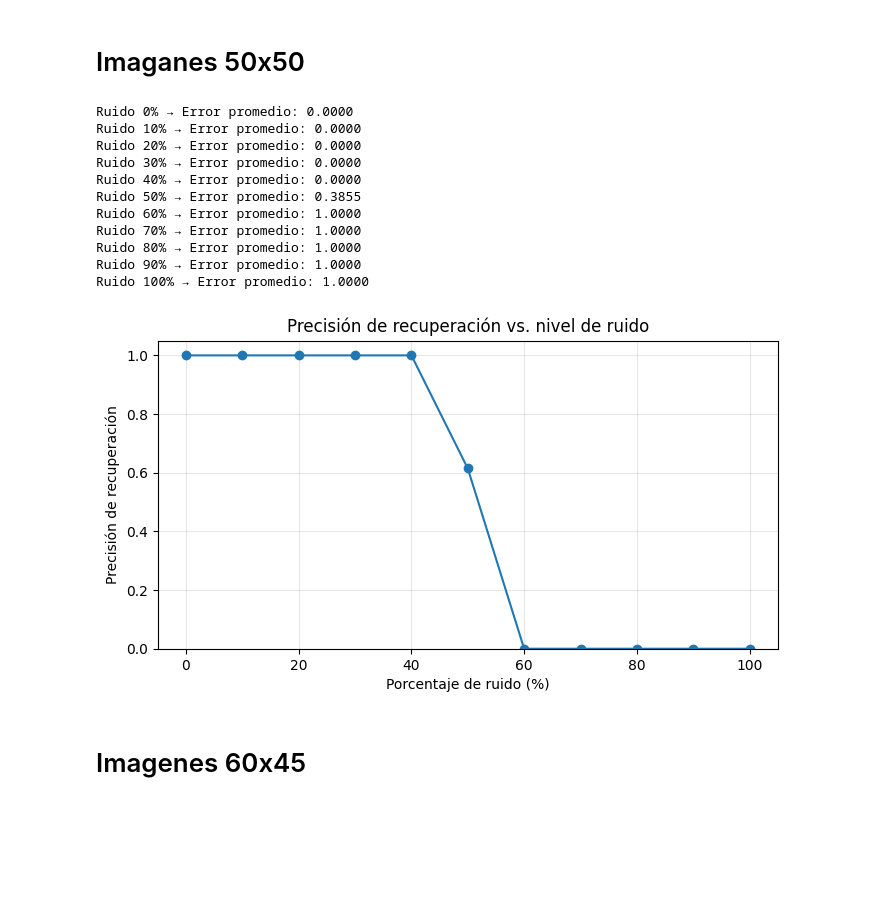
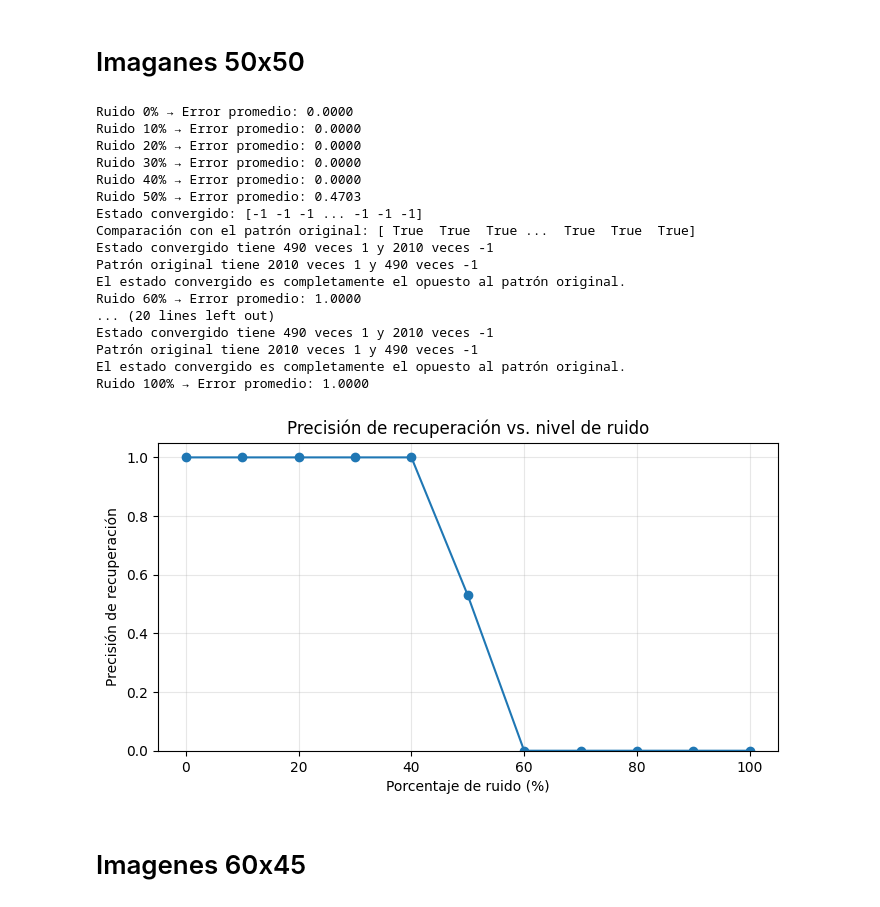
Before and after one commit to lminervino18/trabajos-practicos-aprendizaje-profundo, a Jupyter notebook: TP1/tp1.ipynb, the cells around one changed output. Saved outputs shown, nothing was run; the diff lists cells and outputs as text; code cells hidden in the pictures; blank space fills up the shorter version.

```diff
--- a/TP1/tp1.ipynb
+++ b/TP1/tp1.ipynb
@@ -159,7 +159,7 @@ print(f"Matriz de pesos entrenada con tamaño: {len(pesos)}x{len(pesos[0])}")
 # %% [output]
 Matriz de pesos entrenada con tamaño: 2500x2500
 # %%
-def recuperar_patron(patron_inicial, pesos, max_iter=100, rng=None):
+def recuperar_patron(patron_inicial, pesos, max_iter=100, rng=None, tolerancia=0):
     """
     Recupera un patrón aplicando actualización asíncrona hasta converger.
 
@@ -173,6 +173,8 @@ def recuperar_patron(patron_inicial, pesos, max_iter=100, rng=None):
         Máximo de barridos asíncronos completos.
     rng : np.random.Generator | None
         Generador para reproducibilidad. Si None, se crea uno por defecto.
+    tolerancia : float
+        Tolerancia de convergencia; si no hay cambios significativos en el patrón, se considera convergido.
     """
     W = np.asarray(pesos)
     estado = np.asarray(patron_inicial, dtype=np.int8).copy()
@@ -182,13 +184,15 @@ def recuperar_patron(patron_inicial, pesos, max_iter=100, rng=None):
 
     for _ in range(max_iter):
         cambios = 0
-        for i in rng.permutation(N):              # orden aleatorio en cada barrido
+        for i in rng.permutation(N):  # orden aleatorio en cada barrido
             h = W[i].dot(estado)
             nuevo = 1 if h >= 0 else -1
             if estado[i] != nuevo:
                 estado[i] = nuevo
                 cambios += 1
-        if cambios == 0:
+
+        # Si no hubo cambios o los cambios son menores a la tolerancia, consideramos que convergió
+        if cambios <= tolerancia:
             break
 
     return estado
@@ -388,13 +403,34 @@ def evaluar_robustez_ruido(patrones_vectorizados, pesos, niveles_ruido=None,
 
         else:
             for p in range(P):
-                x_noisy = agregar_ruido(X[p], ruido, rng=rng)  # usa tu versión NumPy de agregar_ruido
+                x_noisy = agregar_ruido(X[p], ruido, rng=rng)
                 estado_convergido = recuperar_patron(x_noisy, pesos, max_iter=max_iter)
                 total_errores += int(np.count_nonzero(estado_convergido != X[p]))
+                if total_errores == 2500:
+                    # Imprimir el patrón recuperado y la comparación con el patrón original
+                    print("Estado convergido:", estado_convergido)
+                    print("Comparación con el patrón original:", estado_convergido != X[p])
 
-        promedio = total_errores / (P * N)
-        errores_promedio.append(promedio)
-        print(f"Ruido {int(ruido*100)}% → Error promedio: {promedio:.4f}")
+                    # Contar cuántos 1 y -1 hay en el estado convergido
+                    num_1_convergido = np.count_nonzero(estado_convergido == 1)
+                    num_neg_1_convergido = np.count_nonzero(estado_convergido == -1)
+
+                    # Contar cuántos 1 y -1 hay en el patrón original
+                    num_1_original = np.count_nonzero(X[p] == 1)
+                    num_neg_1_original = np.count_nonzero(X[p] == -1)
+
+                    # Imprimir los resultados
+                    print(f"Estado convergido tiene {num_1_convergido} veces 1 y {num_neg_1_convergido} veces -1")
+                    print(f"Patrón original tiene {num_1_original} veces 1 y {num_neg_1_original} veces -1")
+
+                    # Verificar si el estado convergido es completamente opuesto al patrón original
+                    if np.array_equal(estado_convergido, -X[p]):
+                        print("El estado convergido es completamente el opuesto al patrón original.")
+                    else:
+                        print("El estado convergido NO es completamente el opuesto al patrón original.")
+            promedio = total_errores / (P * N)
+            errores_promedio.append(promedio)
+            print(f"Ruido {int(ruido*100)}% → Error promedio: {promedio:.4f}")
 
     return niveles_ruido, errores_promedio
 
@@ -419,21 +455,27 @@ def graficar_precision_vs_ruido(niveles_ruido, errores_promedio):
 # %% [markdown]
 # Imaganes 50x50
 # %%
-niveles, errores = evaluar_robustez_ruido(patrones_vectorizados, pesos)
+niveles, errores = evaluar_robustez_ruido(patrones_vectorizados, pesos, max_iter=1000)
 graficar_precision_vs_ruido(niveles, errores)
 # %% [output]
 Ruido 0% → Error promedio: 0.0000
 Ruido 10% → Error promedio: 0.0000
 Ruido 20% → Error promedio: 0.0000
 Ruido 30% → Error promedio: 0.0000
 Ruido 40% → Error promedio: 0.0000
-Ruido 50% → Error promedio: 0.3855
+Ruido 50% → Error promedio: 0.4703
+Estado convergido: [-1 -1 -1 ... -1 -1 -1]
+Comparación con el patrón original: [ True  True  True ...  True  True  True]
+Estado convergido tiene 490 veces 1 y 2010 veces -1
+Patrón original tiene 2010 veces 1 y 490 veces -1
+El estado convergido es completamente el opuesto al patrón original.
 Ruido 60% → Error promedio: 1.0000
-Ruido 70% → Error promedio: 1.0000
-Ruido 80% → Error promedio: 1.0000
-Ruido 90% → Error promedio: 1.0000
+... (20 lines left out)
+Estado convergido tiene 490 veces 1 y 2010 veces -1
+Patrón original tiene 2010 veces 1 y 490 veces -1
+El estado convergido es completamente el opuesto al patrón original.
 Ruido 100% → Error promedio: 1.0000
-[figure, old version]
+[figure, new version]
 # %% [markdown]
 # Imagenes 60x45
 # %%
```
Also changed, not shown: parts of 11 cells of this notebook, 2 other files.
